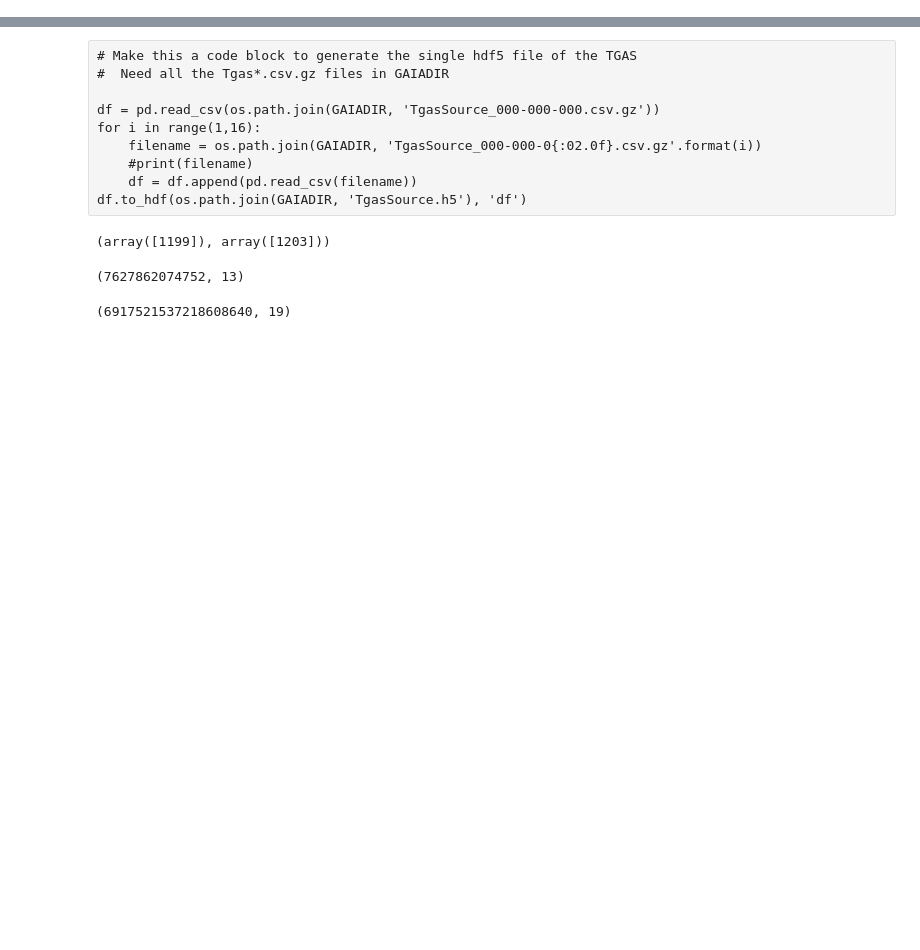
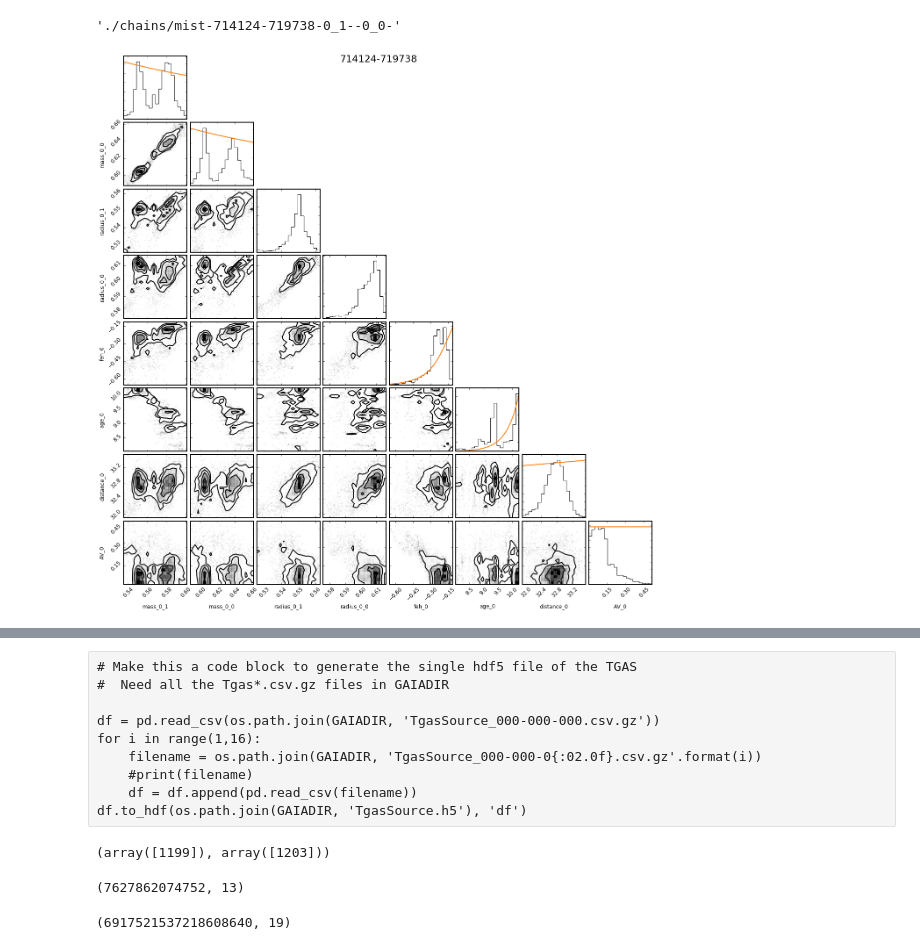
Before and after one commit to smoh/gaia-comoving-stars, a Jupyter notebook: notebooks/setup-starfits.ipynb, the cells around one changed output, grey strips where cells are left out. Saved outputs shown, nothing was run; the diff lists cells and outputs as text; code cells hidden in the pictures; blank space fills up the shorter version.

```diff
--- a/notebooks/setup-starfits.ipynb
+++ b/notebooks/setup-starfits.ipynb
@@ -4,0 +50,3 @@ The following uses commit `73a71d` of the [isochrones](github.com://timothydmort
+# %%
+tgas = pd.read_hdf('../data/TgasSource.h5')
+source_ids = tgas.iloc[all_ids].source_id.values
@@ -4,0 +55,12 @@ The following uses commit `73a71d` of the [isochrones](github.com://timothydmort
+# %%
+# Got this table from Gaia archive ADQL query, job 1477619861778O
+from astropy.io.votable import parse_single_table
+import pandas as pd
+import numpy as np
+table = parse_single_table("../data/isochrone_xmatch.vot")
+xdf = pd.DataFrame(np.array(table.array))
+
+# make G mag uncertainties
+xdf['phot_g_mean_mag_error'] = 2.5 * np.log10(1 + xdf.phot_g_mean_flux_error / xdf.phot_g_mean_flux)
+xdf.to_csv('../data/isochrone_xmatch.csv')
+xdf.index = xdf.source_id
@@ -4,0 +129,6 @@ The following uses commit `73a71d` of the [isochrones](github.com://timothydmort
+# %%
+from isochrones import get_ichrone
+mist = get_ichrone('mist')
+
+i = 0
+mod = TGASWideBinaryStarModel(mist, mutext.star1[i], mutext.star2[i])
@@ -4,0 +155,12 @@ The following uses commit `73a71d` of the [isochrones](github.com://timothydmort
+# %%
+mod.mnest_basename
+# %% [output]
+'./chains/mist-714124-719738-0_1--0_0-'
+# %%
+mod.fit();
+# %%
+%matplotlib inline
+
+mod.corner_physical();
+# %% [output]
+[figure, added]
```
Also changed, not shown: parts of 20 cells of this notebook, 7 other files.
